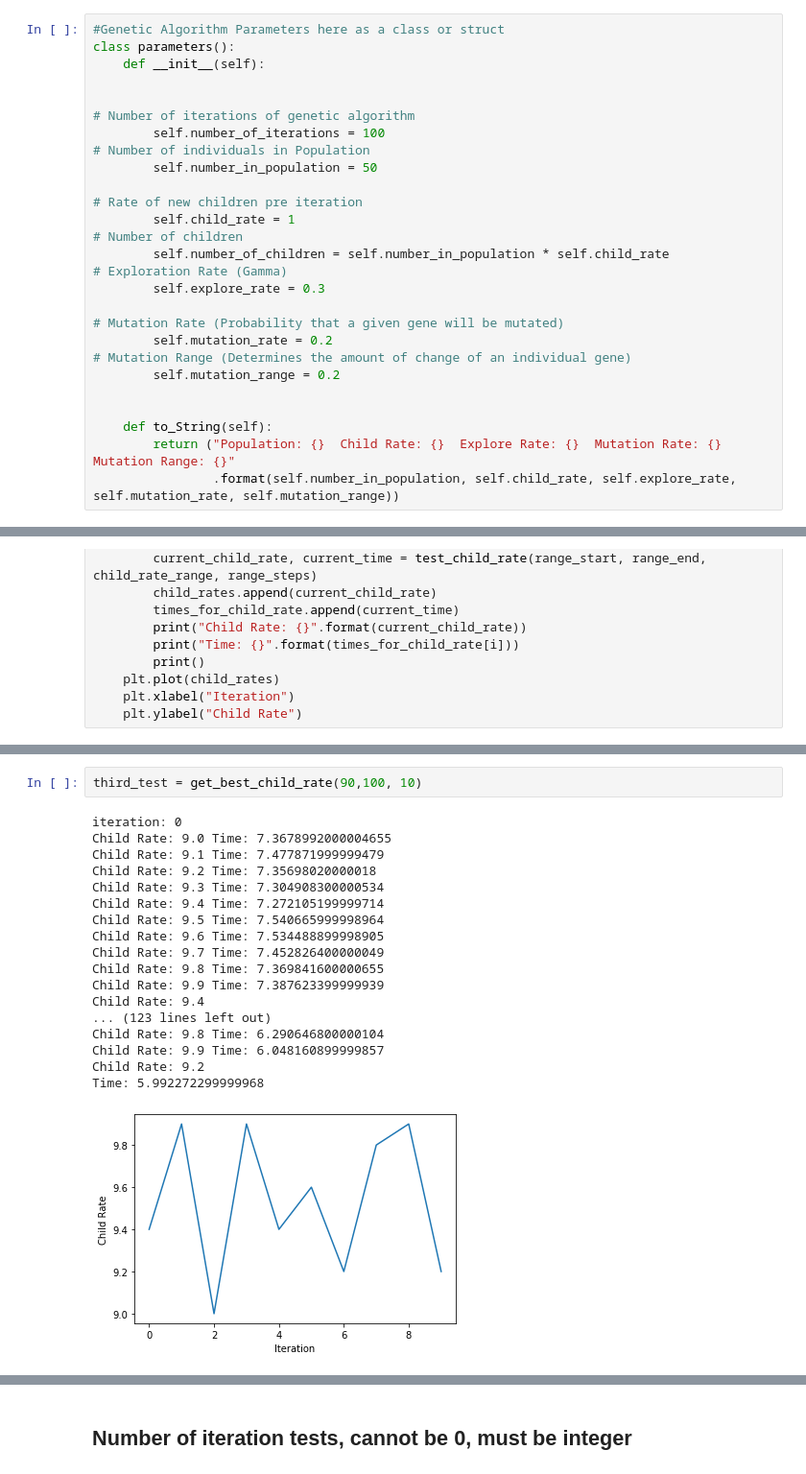
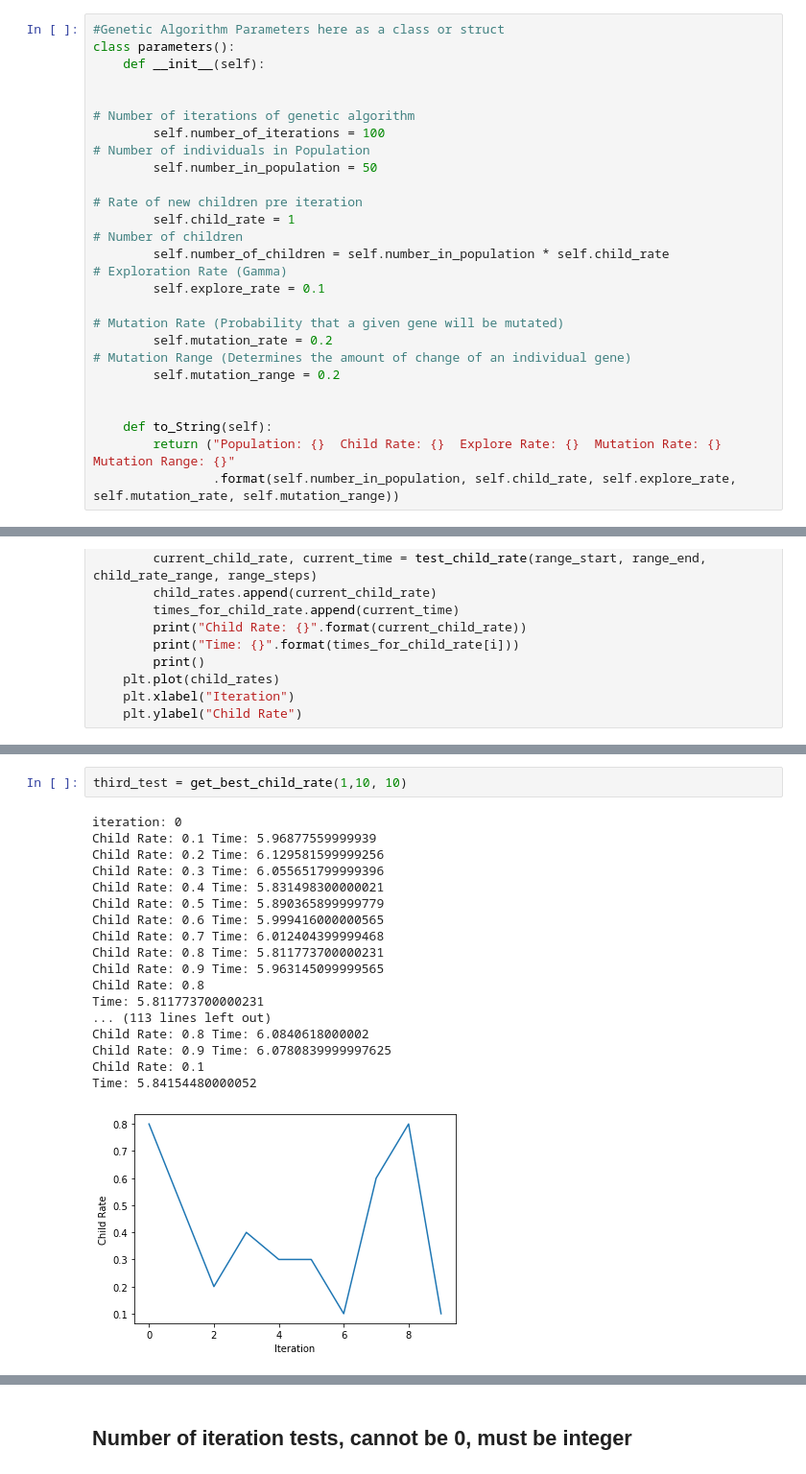
Before and after one commit to michael-edgar/ArtificialIntelligence, a Jupyter notebook: Genetic Algorithm Template.ipynb, the cells around one changed output, grey strips where cells are left out. Shown at 96% size. Drawn from its saved outputs; the diff is of its cells as text.

Commit message:
Final Tests

```diff
--- a/Genetic Algorithm Template.ipynb
+++ b/Genetic Algorithm Template.ipynb
@@ -40,7 +40,7 @@ class parameters():
 # Number of children
         self.number_of_children = self.number_in_population * self.child_rate
 # Exploration Rate (Gamma)
-        self.explore_rate = 0.3
+        self.explore_rate = 0.1
 
 # Mutation Rate (Probability that a given gene will be mutated)
         self.mutation_rate = 0.2
@@ -482,21 +488,21 @@ Time: 7.521329700000024
 # %%
-third_test = get_best_child_rate(90,100, 10)
+third_test = get_best_child_rate(1,10, 10)
 # %% [output]
 iteration: 0
-Child Rate: 9.0 Time: 7.3678992000004655
-Child Rate: 9.1 Time: 7.477871999999479
-Child Rate: 9.2 Time: 7.35698020000018
-Child Rate: 9.3 Time: 7.304908300000534
-Child Rate: 9.4 Time: 7.272105199999714
-Child Rate: 9.5 Time: 7.540665999998964
-Child Rate: 9.6 Time: 7.534488899998905
-Child Rate: 9.7 Time: 7.452826400000049
-Child Rate: 9.8 Time: 7.369841600000655
-Child Rate: 9.9 Time: 7.387623399999939
-Child Rate: 9.4
-... (123 lines left out)
-Child Rate: 9.8 Time: 6.290646800000104
-Child Rate: 9.9 Time: 6.048160899999857
-Child Rate: 9.2
-Time: 5.992272299999968
+Child Rate: 0.1 Time: 5.96877559999939
+Child Rate: 0.2 Time: 6.129581599999256
+Child Rate: 0.3 Time: 6.055651799999396
+Child Rate: 0.4 Time: 5.831498300000021
+Child Rate: 0.5 Time: 5.890365899999779
+Child Rate: 0.6 Time: 5.999416000000565
+Child Rate: 0.7 Time: 6.012404399999468
+Child Rate: 0.8 Time: 5.811773700000231
+Child Rate: 0.9 Time: 5.963145099999565
+Child Rate: 0.8
+Time: 5.811773700000231
+... (113 lines left out)
+Child Rate: 0.8 Time: 6.0840618000002
+Child Rate: 0.9 Time: 6.0780839999997625
+Child Rate: 0.1
+Time: 5.84154480000052
-[figure, old version]
+[figure, new version]
```
Also changed, not shown: parts of 43 cells of this notebook, 1 other file.
